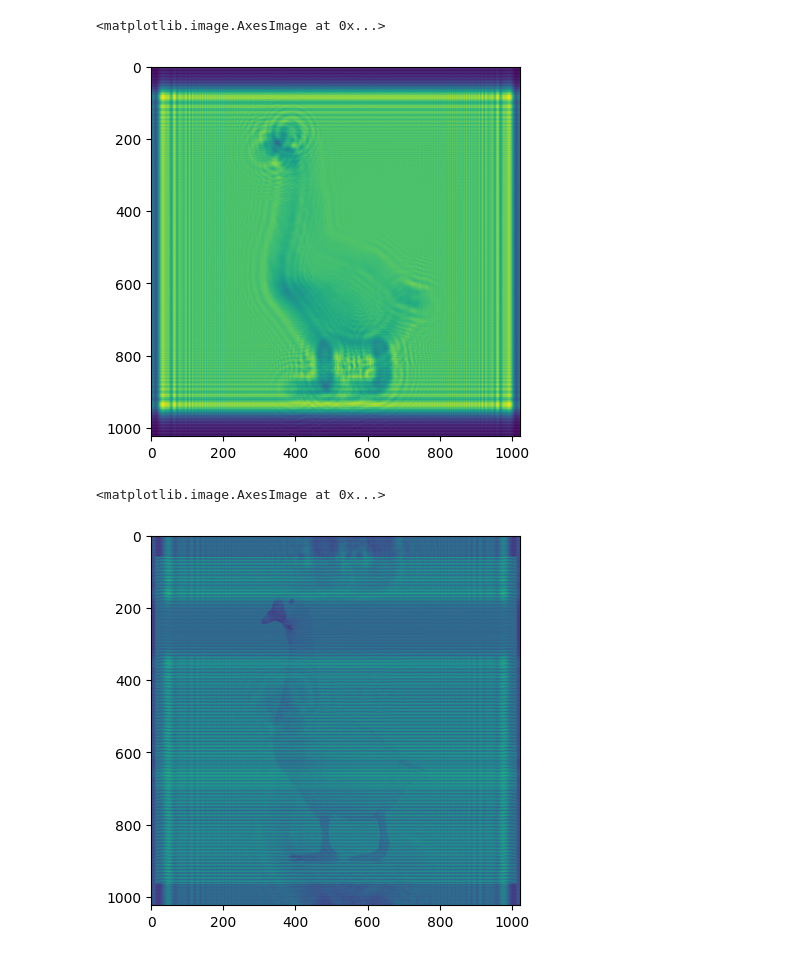
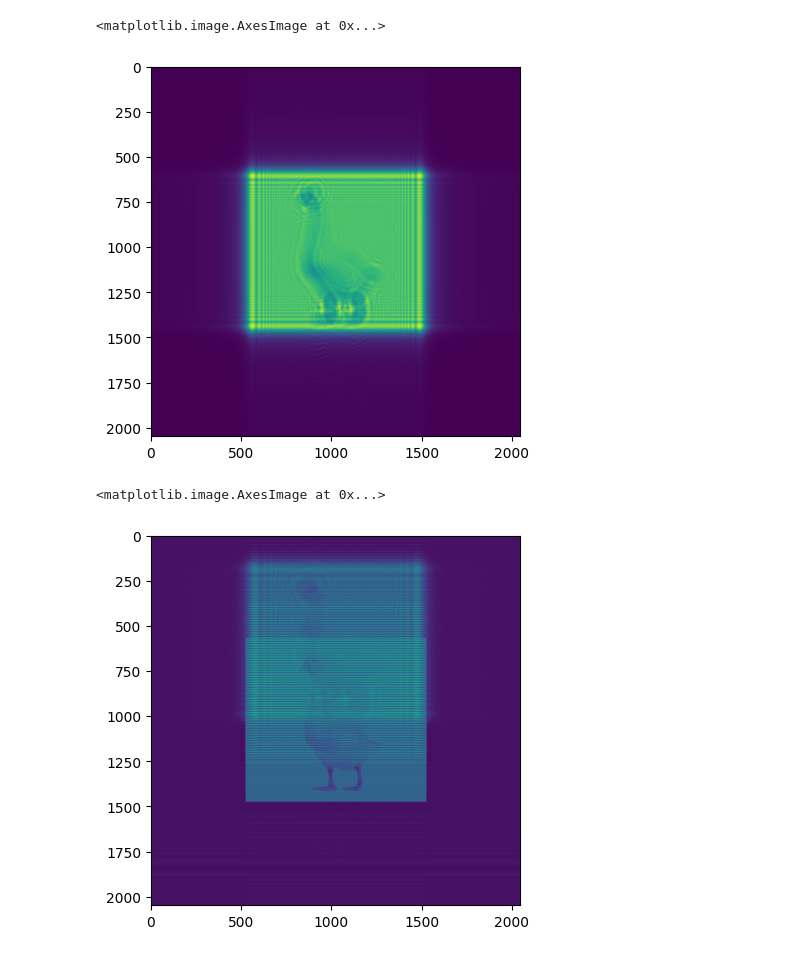
Before and after one commit to rkka02/CGH, a Jupyter notebook: Computer-Generated-Hologram/Python/Fresnel.ipynb, the cells around one changed output. Drawn from its saved outputs; the diff is of its cells as text; code cells hidden in the pictures.

```diff
--- a/Computer-Generated-Hologram/Python/Fresnel.ipynb
+++ b/Computer-Generated-Hologram/Python/Fresnel.ipynb
@@ -6,7 +6,7 @@ import matplotlib.pyplot as plt
 def padding(g):
     M, N = g.shape
     m = max(M,N)
-    a = int(np.log2(m)+1)
+    a = int(np.log2(m)+2)
     A = 2**a
     t = np.zeros((A,A))
     t[int(A/2-M/2) : int(A/2+M/2), int(A/2-N/2) : int(A/2+N/2)] = g[:,:]
@@ -70,15 +70,15 @@ g = fresnel(g)
 plt.imshow(np.abs(g))
 # %% [output]
 <matplotlib.image.AxesImage at 0x...>
-[figure, old version]
+[figure, new version]
 # %%
-r = plane_wave(g, theta=np.pi/10)
+r = plane_wave(g, theta=np.pi/4)
 holo = record(g, r)
 
-p = plane_wave(g, theta=-np.pi/10)
+p = plane_wave(g, theta=-np.pi/4)
 recon = reconstruct(holo, p)
 
 plt.imshow(np.abs(recon))
 # %% [output]
 <matplotlib.image.AxesImage at 0x...>
-[figure, old version]
+[figure, new version]
```
Also changed, not shown: parts of 1 cell of this notebook, 2 other files.
